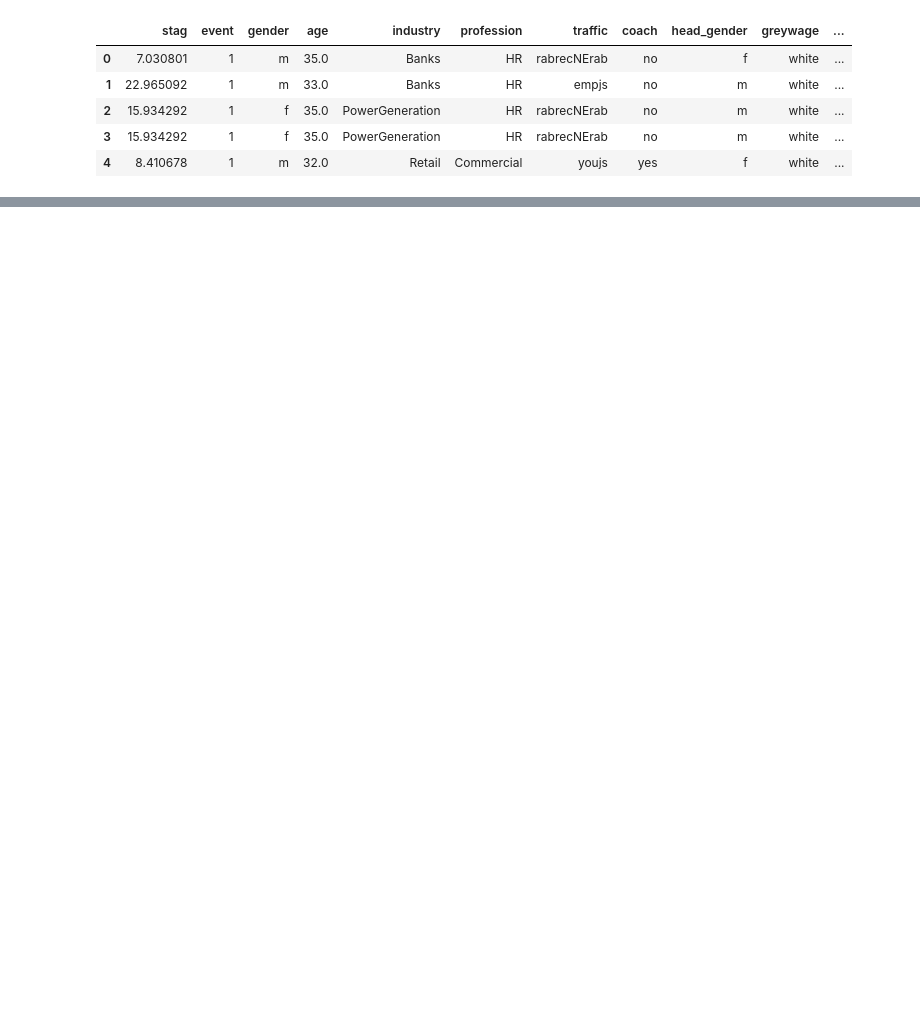
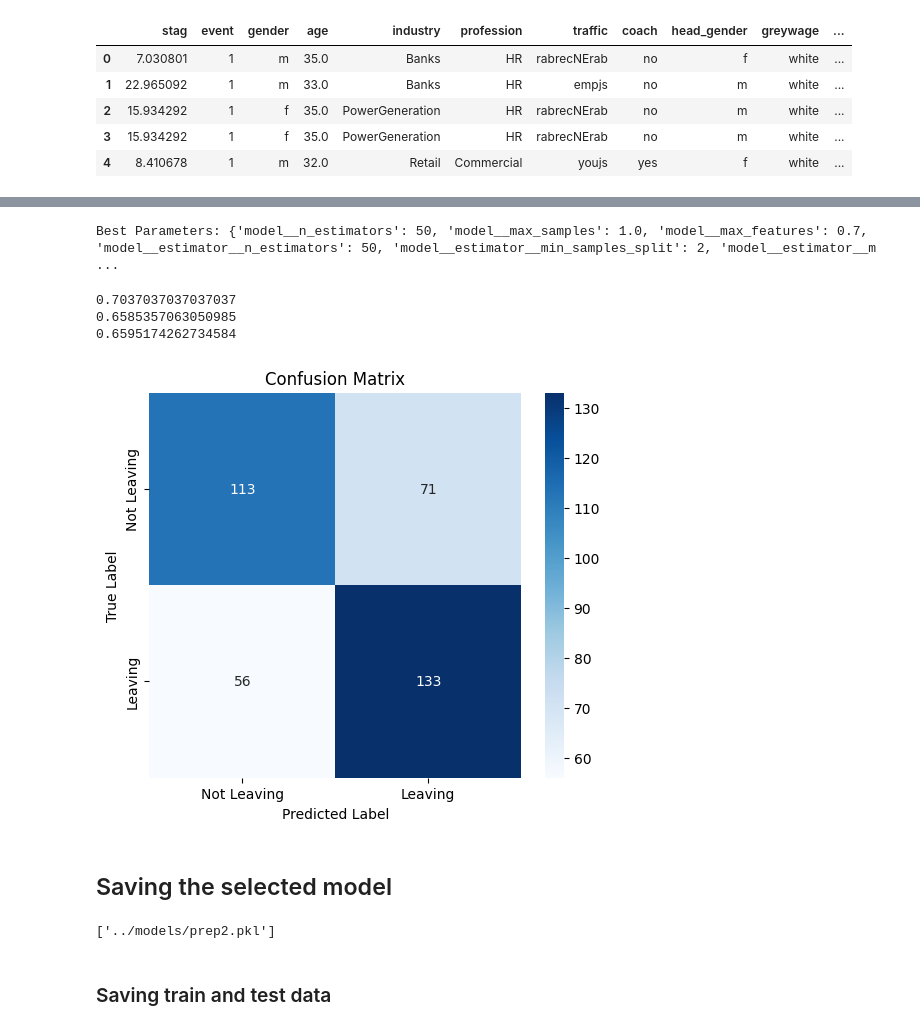
Before and after one commit to DiegoMZD/EmployeeTurnover, a Jupyter notebook: notebooks/03_modelling.ipynb, the cells around one changed output, grey strips where cells are left out. Cells and saved outputs as stored; diff of their text form; code cells hidden in the pictures; blank space fills up the shorter version.

```diff
--- a/notebooks/03_modelling.ipynb
+++ b/notebooks/03_modelling.ipynb
@@ -250,0 +347,21 @@ with mlflow.start_run(run_name = f"pipeline_bagging_{model}"):
+# %%
+rfc = RandomForestClassifier(random_state = 19, n_jobs = -1)
+
+bagging = BaggingClassifier(estimator = rfc, random_state = 19, n_jobs = -1)
+
+pipeline = Pipeline([
+    ("preprocessor", preprocessor2),
+    ("model", bagging)
+])
+
+param_grid = {
+    "model__n_estimators": [10, 50, 100],  # Bagging n_estimators
+    "model__max_samples": [0.7, 1.0],      # Percentage of samples used
+    "model__max_features": [0.7, 1.0],     # Percentage of features used
+    "model__estimator__n_estimators": [50, 100],  # RFC trees
+    "model__estimator__max_depth": [5, 10, None],  # Max tree depth
+    "model__estimator__min_samples_split": [2, 5], # Min samples to split
+}
+# %%
+random_search = RandomizedSearchCV(pipeline, param_grid, scoring="recall", cv=5, n_jobs=-1, verbose=2)
+random_search.fit(X_train, y_train)
@@ -250,0 +387,30 @@ with mlflow.start_run(run_name = f"pipeline_bagging_{model}"):
+# %%
+# Best parameters
+print("Best Parameters:", random_search.best_params_)
+
+# Best Model
+best_model = random_search.best_estimator_
+# %% [output]
+Best Parameters: {'model__n_estimators': 50, 'model__max_samples': 1.0, 'model__max_features': 0.7, 'model__estimator__n_estimators': 50, 'model__estimator__min_samples_split': 2, 'model__estimator__m ...
+# %%
+y_pred = best_model.predict(X_test)
+best_model_report = classification_report(y_test, y_pred, output_dict = True)
+print(best_model_report["1"]["recall"])
+print(best_model_report["macro avg"]["f1-score"])
+print(best_model_report["accuracy"])
+# %% [output]
+0.7037037037037037
+0.6585357063050985
+0.6595174262734584
+# %%
+best_model_matrix = confusion_matrix(y_test, y_pred)
+plt.figure(figsize=(6, 5))
+sns.heatmap(best_model_matrix, annot=True, fmt="d", cmap="Blues", xticklabels=["Not Leaving", "Leaving"], yticklabels=["Not Leaving", "Leaving"])
+plt.xlabel("Predicted Label")
+plt.ylabel("True Label")
+plt.title("Confusion Matrix")
+plt.show()
+# %% [output]
+[figure, added]
+# %% [markdown]
+## Saving the selected model
@@ -250,0 +419,7 @@ with mlflow.start_run(run_name = f"pipeline_bagging_{model}"):
+# %%
+joblib.dump(best_model, "../models/p2_bagg_hyp.pkl")
+joblib.dump(preprocessor2, "../models/prep2.pkl")
+# %% [output]
+['../models/prep2.pkl']
+# %% [markdown]
+### Saving train and test data
```
Also changed, not shown: parts of 89 cells of this notebook, 9 other files.
